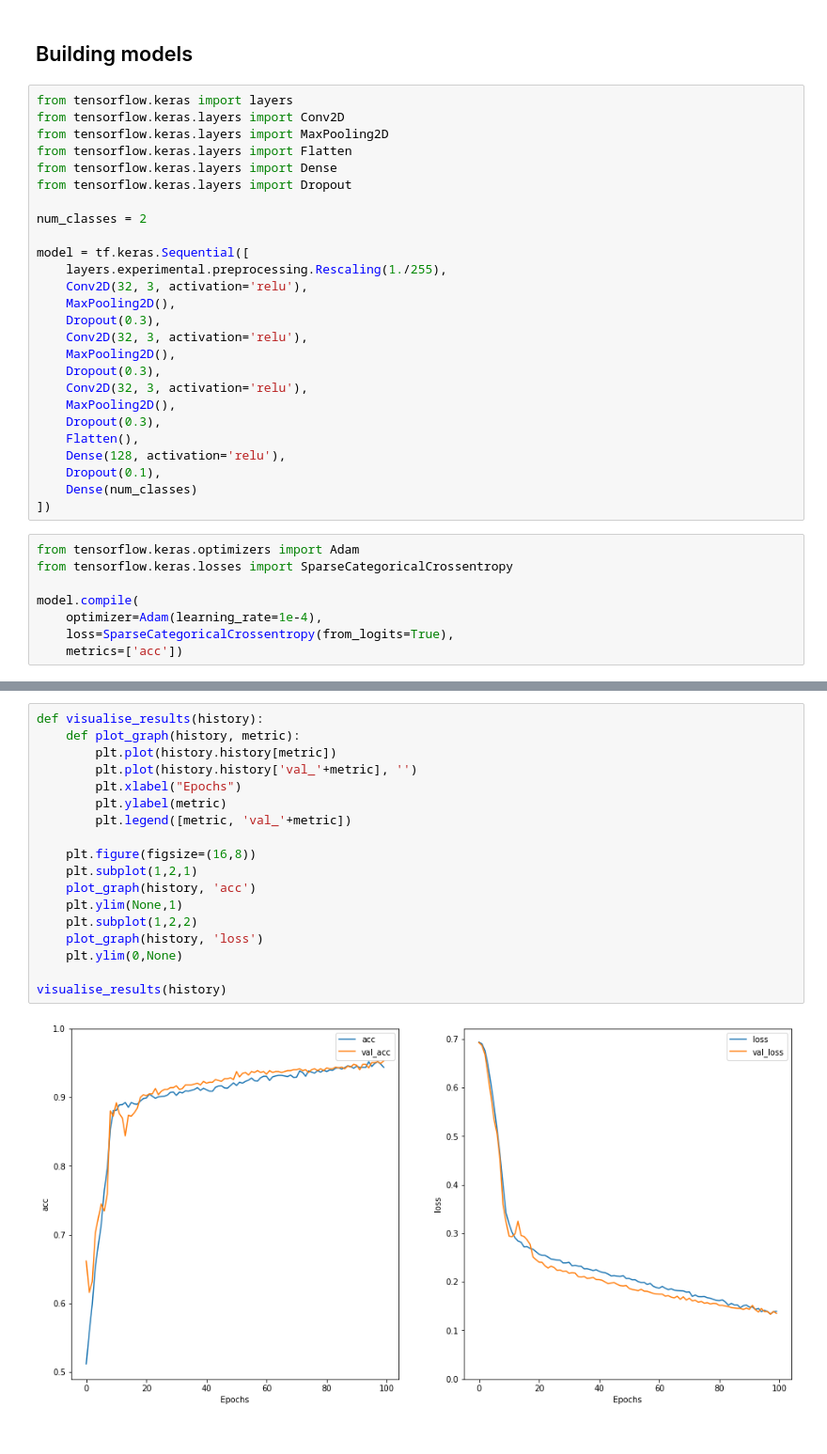
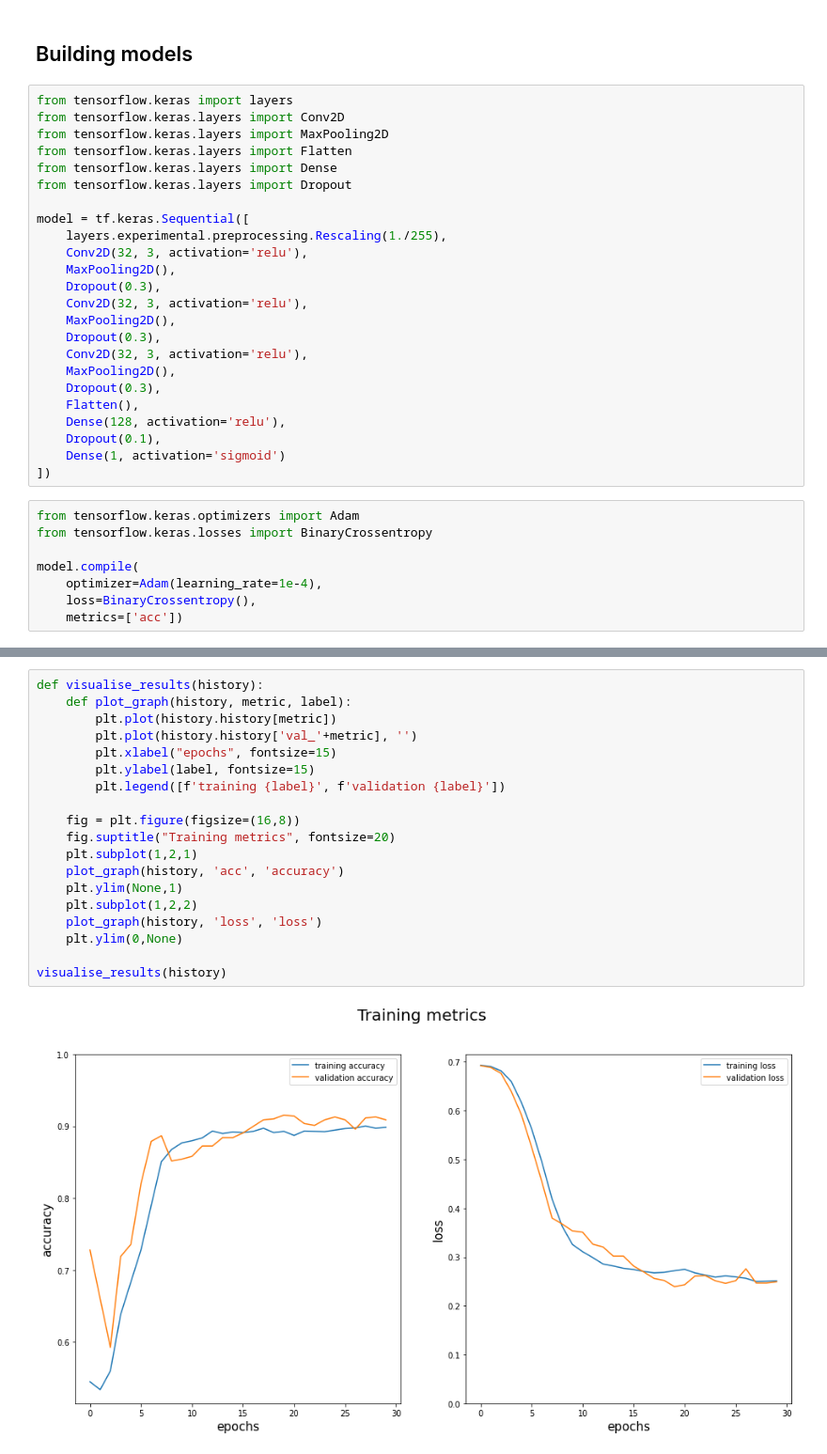
Before and after one commit to metalglove/mask-detection, a Jupyter notebook: models/experiments/Model Experiments - Face Mask Detection.ipynb, the cells around one changed output, grey strips where cells are left out. Shown: that part at 94% size. Cells and saved outputs as stored; diff of their text form.

```diff
--- a/models/experiments/Model Experiments - Face Mask Detection.ipynb
+++ b/models/experiments/Model Experiments - Face Mask Detection.ipynb
@@ -48,8 +48,6 @@ from tensorflow.keras.layers import MaxPooling2D
 from tensorflow.keras.layers import Flatten
 from tensorflow.keras.layers import Dense
 from tensorflow.keras.layers import Dropout
-
-num_classes = 2
 
 model = tf.keras.Sequential([
     layers.experimental.preprocessing.Rescaling(1./255),
@@ -65,15 +63,15 @@ model = tf.keras.Sequential([
     Flatten(),
     Dense(128, activation='relu'),
     Dropout(0.1),
-    Dense(num_classes)
+    Dense(1, activation='sigmoid')
 ])
 # %%
 from tensorflow.keras.optimizers import Adam
-from tensorflow.keras.losses import SparseCategoricalCrossentropy
+from tensorflow.keras.losses import BinaryCrossentropy
 
 model.compile(
     optimizer=Adam(learning_rate=1e-4),
-    loss=SparseCategoricalCrossentropy(from_logits=True),
+    loss=BinaryCrossentropy(),
     metrics=['acc'])
 # %%
 from tensorflow.keras.callbacks import EarlyStopping
@@ -110,20 +108,21 @@ Epoch 100/100
 # %%
 def visualise_results(history):
-    def plot_graph(history, metric):
+    def plot_graph(history, metric, label):
         plt.plot(history.history[metric])
         plt.plot(history.history['val_'+metric], '')
-        plt.xlabel("Epochs")
-        plt.ylabel(metric)
-        plt.legend([metric, 'val_'+metric])
+        plt.xlabel("epochs", fontsize=15)
+        plt.ylabel(label, fontsize=15)
+        plt.legend([f'training {label}', f'validation {label}'])
 
-    plt.figure(figsize=(16,8))
+    fig = plt.figure(figsize=(16,8))
+    fig.suptitle("Training metrics", fontsize=20)
     plt.subplot(1,2,1)
-    plot_graph(history, 'acc')
+    plot_graph(history, 'acc', 'accuracy')
     plt.ylim(None,1)
     plt.subplot(1,2,2)
-    plot_graph(history, 'loss')
+    plot_graph(history, 'loss', 'loss')
     plt.ylim(0,None)
 
 visualise_results(history)
 # %% [output]
-[figure, old version]
+[figure, new version]
```
Also changed, not shown: parts of 3 cells of this notebook.
